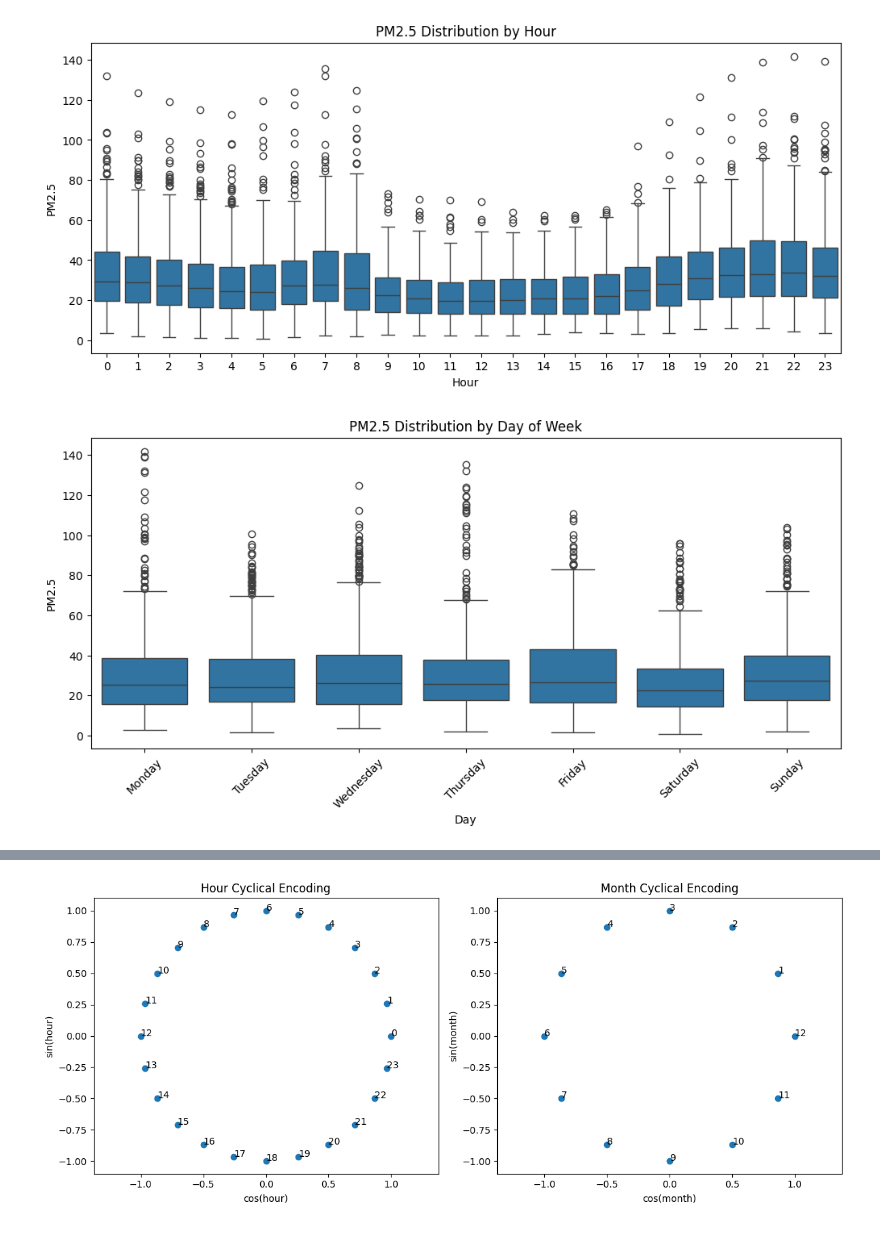
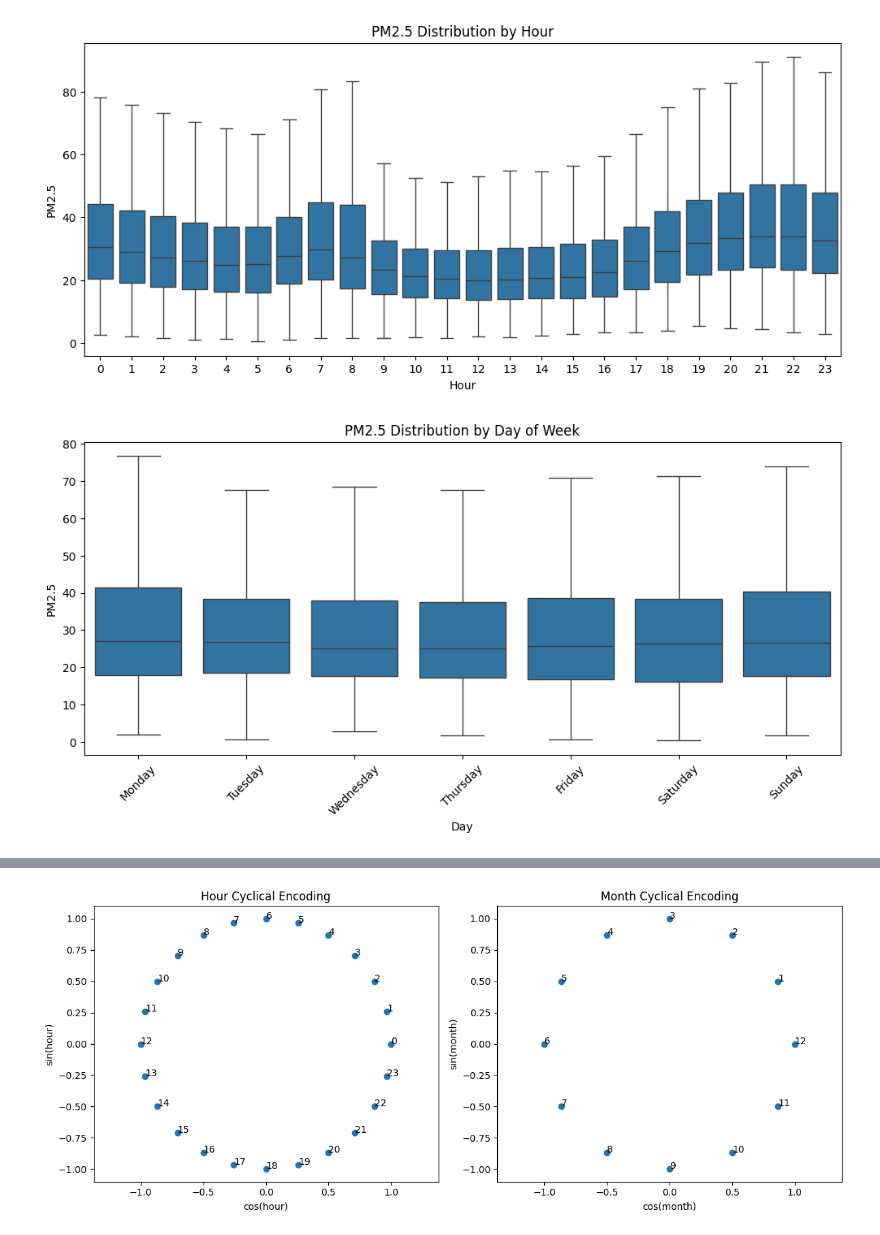
Before and after one commit to adarsha-7/pm25-forecasting, a Jupyter notebook: notebooks/eda/phase_2/23_to_26.ipynb, the cells around one changed output, grey strips where cells are left out. Drawn from its saved outputs; the diff is of its cells as text; code cells hidden in the pictures.

```diff
--- a/notebooks/eda/phase_2/23_to_26.ipynb
+++ b/notebooks/eda/phase_2/23_to_26.ipynb
@@ -80,14 +90,12 @@ This shows that most of the predictor variables for pm2.5 are all highly correla
 # %%
-# Load dataset
 df = pd.read_csv("../../../data/raw/kathmandu_full_raw_2023_2024.csv")
 
 df['time'] = pd.to_datetime(
     df['time'],
-    errors='coerce',
-    dayfirst=True
+    # errors='coerce',
+    # dayfirst=False
 )
 
-# Remove invalid rows if any
 df = df.dropna(subset=['time'])
 
 df['hour'] = df['time'].dt.hour
@@ -203,41 +229,37 @@ plt.show()
 # %%
-# ------------------------------------------------------------
-# PM2.5 Distribution Across Temporal Features
-# ------------------------------------------------------------
-
 # Hour vs PM2.5
 plt.figure(figsize=(12,5))
-sns.boxplot(data=df, x='hour', y='pm2_5')
+sns.boxplot(data=df, x='hour', y='pm2_5', showfliers=False)
 plt.title('PM2.5 Distribution by Hour')
 plt.xlabel('Hour')
 plt.ylabel('PM2.5')
 plt.show()
 
 # Day vs PM2.5
 plt.figure(figsize=(12,5))
-sns.boxplot(data=df, x='day_of_week', y='pm2_5', order=day_order)
+sns.boxplot(data=df, x='day_of_week', y='pm2_5', order=day_order, showfliers=False)
 plt.title('PM2.5 Distribution by Day of Week')
 plt.xlabel('Day')
 plt.ylabel('PM2.5')
 plt.xticks(rotation=45)
 plt.show()
 
 # Month vs PM2.5
 plt.figure(figsize=(14,6))
-sns.boxplot(data=df, x='month', y='pm2_5', order=month_order)
+sns.boxplot(data=df, x='month', y='pm2_5', order=month_order, showfliers=False)
 plt.title('PM2.5 Distribution by Month')
 plt.xlabel('Month')
 plt.ylabel('PM2.5')
 plt.xticks(rotation=45)
 plt.show()
 
 # Season vs PM2.5
 plt.figure(figsize=(8,5))
-sns.boxplot(data=df, x='season', y='pm2_5', order=season_order)
+sns.boxplot(data=df, x='season', y='pm2_5', order=season_order, showfliers=False)
 plt.title('PM2.5 Distribution by Season')
 plt.xlabel('Season')
 plt.ylabel('PM2.5')
 plt.show()
 # %% [output]
-[figure, old version]
+[figure, new version]
-[figure, old version]
+[figure, new version]
```
Also changed, not shown: parts of 34 cells of this notebook, 7 other files.
